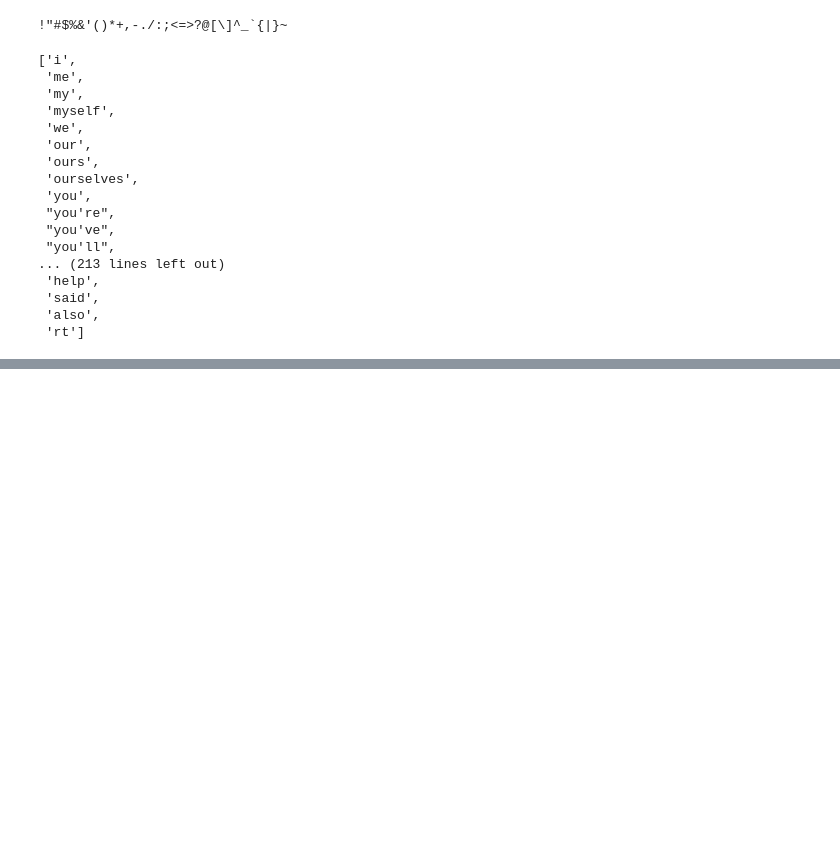
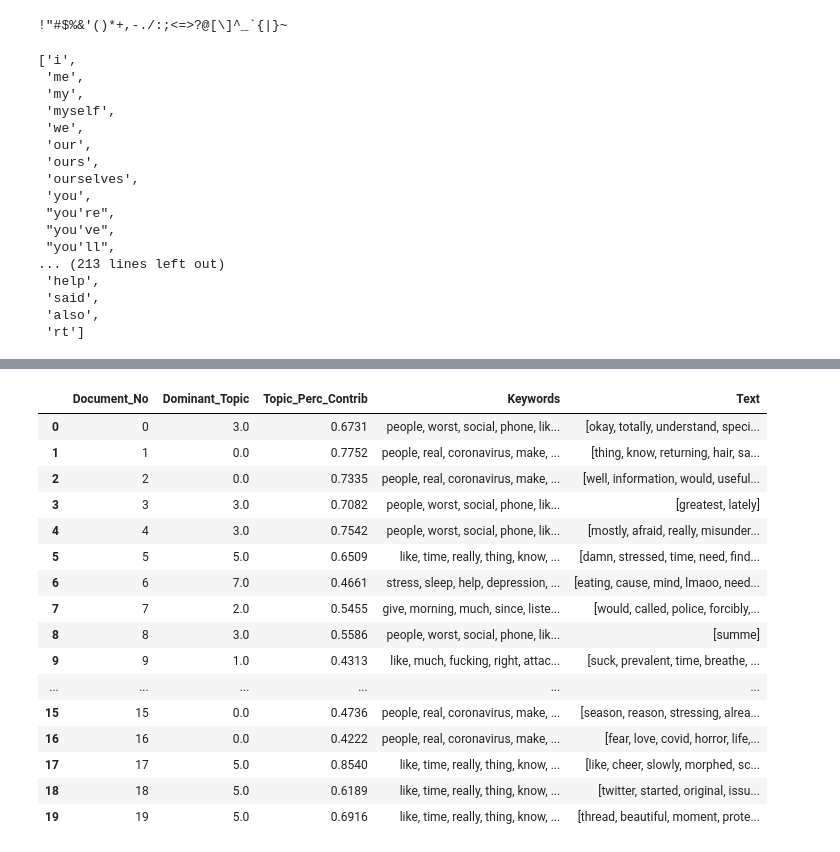
Before and after one commit to RobbieZifchak/nlp-tweets, a Jupyter notebook: LDA.ipynb, the cells around one changed output, grey strips where cells are left out. Saved outputs shown, nothing was run; the diff lists cells and outputs as text; code cells hidden in the pictures; blank space fills up the shorter version.

```diff
--- a/LDA.ipynb
+++ b/LDA.ipynb
@@ -155,0 +168,2 @@ df['text'] = df['text'].apply(remove_nums)
+# %%
+text_dict = Dictionary(df.text)
@@ -155,0 +179,2 @@ df['text'] = df['text'].apply(remove_nums)
+# %%
+tweets_bow = [text_dict.doc2bow(tweet) for tweet in df['text']]
@@ -155,0 +203,7 @@ df['text'] = df['text'].apply(remove_nums)
+# %%
+k = 5
+tweets_lda = LdaModel(tweets_bow,
+                      num_topics = k,
+                      id2word = text_dict,
+                      random_state = 1,
+                      passes=10)
@@ -155,0 +229,32 @@ df['text'] = df['text'].apply(remove_nums)
+# %%
+def format_topics_sentences(ldamodel=None, corpus=tweets_corpus, texts=df['text']):
+    # Init output
+    sent_topics_df = pd.DataFrame()
+
+    # Get main topic in each document
+    for i, row_list in enumerate(ldamodel[tweets_corpus]):
+        row = row_list[0] if ldamodel.per_word_topics else row_list
+        # print(row)
+        row = sorted(row, key=lambda x: (x[1]), reverse=True)
+        # Get the Dominant topic, Perc Contribution and Keywords for each document
+        for j, (topic_num, prop_topic) in enumerate(row):
+            if j == 0:  # => dominant topic
+                wp = ldamodel.show_topic(topic_num)
+                topic_keywords = ", ".join([word for word, prop in wp])
+                sent_topics_df = sent_topics_df.append(pd.Series([int(topic_num), round(prop_topic,4), topic_keywords]), ignore_index=True)
+            else:
+                break
+    sent_topics_df.columns = ['Dominant_Topic', 'Perc_Contribution', 'Topic_Keywords']
+
+    # Add original text to the end of the output
+    contents = pd.Series(texts)
+    sent_topics_df = pd.concat([sent_topics_df, contents], axis=1)
+    return(sent_topics_df)
+
+
+df_topic_sents_keywords = format_topics_sentences(ldamodel=tweets_lda, corpus=tweets_corpus, texts=df['text'])
+
+# Format
+df_dominant_topic = df_topic_sents_keywords.reset_index()
+df_dominant_tobpic.columns = ['Document_No', 'Dominant_Topic', 'Topic_Perc_Contrib', 'Keywords', 'Text']
+df_dominant_topic.head(10)
@@ -155,0 +273,20 @@ df['text'] = df['text'].apply(remove_nums)
+# %%
+df_dominant_topic.head(20)
+# %% [output]
+|  | Document_No | Dominant_Topic | Topic_Perc_Contrib | Keywords | Text |
+| 0 | 0 | 3.0 | 0.6731 | people, worst, social, phone, lik... | [okay, totally, understand, speci... |
+| 1 | 1 | 0.0 | 0.7752 | people, real, coronavirus, make, ... | [thing, know, returning, hair, sa... |
+| 2 | 2 | 0.0 | 0.7335 | people, real, coronavirus, make, ... | [well, information, would, useful... |
+| 3 | 3 | 3.0 | 0.7082 | people, worst, social, phone, lik... | [greatest, lately] |
+| 4 | 4 | 3.0 | 0.7542 | people, worst, social, phone, lik... | [mostly, afraid, really, misunder... |
+| 5 | 5 | 5.0 | 0.6509 | like, time, really, thing, know, ... | [damn, stressed, time, need, find... |
+| 6 | 6 | 7.0 | 0.4661 | stress, sleep, help, depression, ... | [eating, cause, mind, lmaoo, need... |
+| 7 | 7 | 2.0 | 0.5455 | give, morning, much, since, liste... | [would, called, police, forcibly,... |
+| 8 | 8 | 3.0 | 0.5586 | people, worst, social, phone, lik... | [summe] |
+| 9 | 9 | 1.0 | 0.4313 | like, much, fucking, right, attac... | [suck, prevalent, time, breathe, ... |
+| ... | ... | ... | ... | ... | ... |
+| 15 | 15 | 0.0 | 0.4736 | people, real, coronavirus, make, ... | [season, reason, stressing, alrea... |
+| 16 | 16 | 0.0 | 0.4222 | people, real, coronavirus, make, ... | [fear, love, covid, horror, life,... |
+| 17 | 17 | 5.0 | 0.8540 | like, time, really, thing, know, ... | [like, cheer, slowly, morphed, sc... |
+| 18 | 18 | 5.0 | 0.6189 | like, time, really, thing, know, ... | [twitter, started, original, issu... |
+| 19 | 19 | 5.0 | 0.6916 | like, time, really, thing, know, ... | [thread, beautiful, moment, prote... |
```
Also changed, not shown: parts of 61 cells of this notebook, 3 other files.
